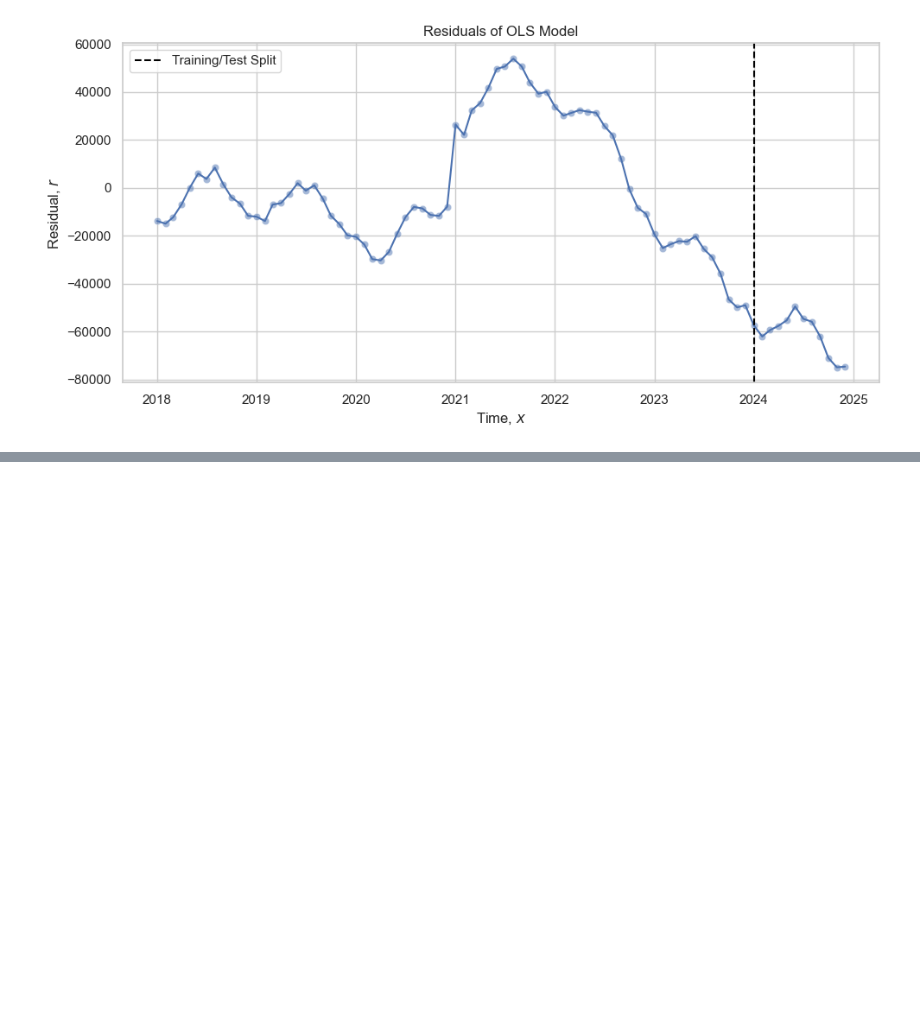
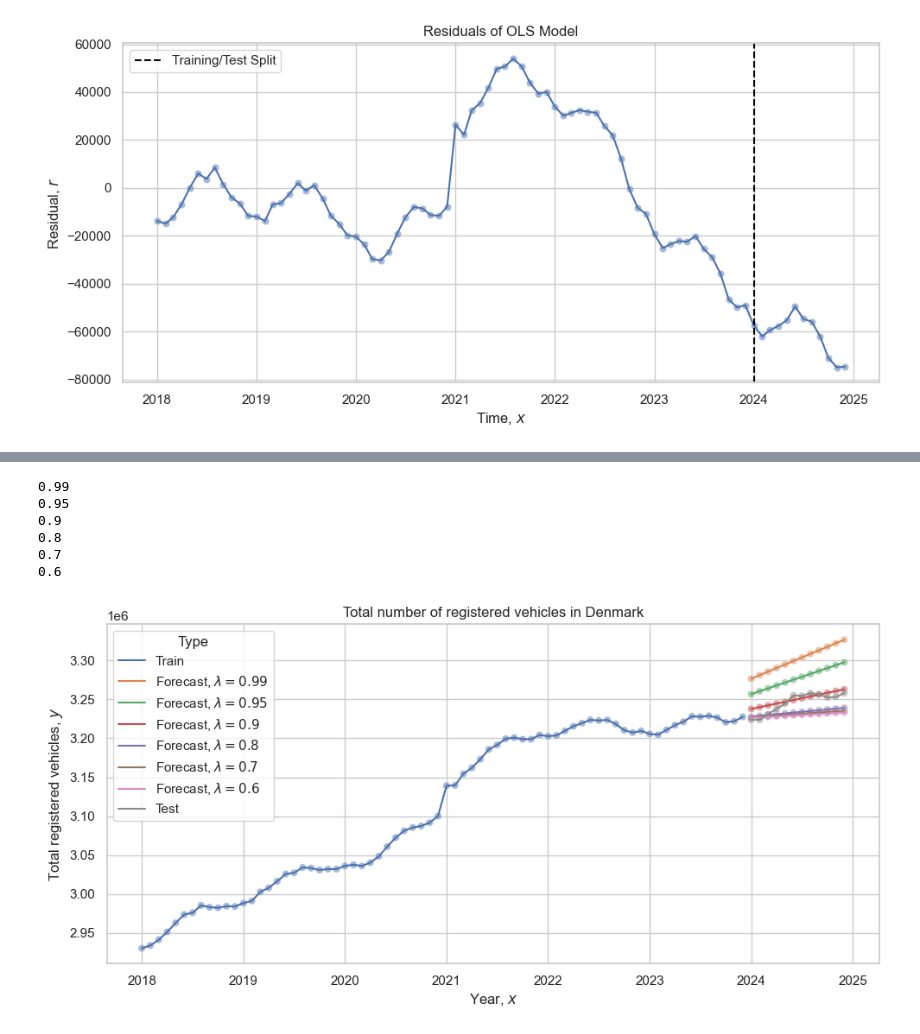
Before and after one commit to JeppeKlitgaard/DTU-02613-TimeSeries, a Jupyter notebook: Jeppe/explore_data.ipynb, the cells around one changed output, grey strips where cells are left out. Saved outputs shown, nothing was run; the diff lists cells and outputs as text; code cells hidden in the pictures; blank space fills up the shorter version.

```diff
--- a/Jeppe/explore_data.ipynb
+++ b/Jeppe/explore_data.ipynb
@@ -320,0 +446,72 @@ df_residuals
+# %%
+def predict(lambda_):
+    print(lambda_)
+    dff = pd.DataFrame()
+    # df_train = df_train.iloc[:3]
+    X = np.zeros((len(df_train["x"]), 2))
+    X[:, 0] = 1
+    X[:, 1] = df_train["x"]
+
+    N = len(df_train)
+    times = np.arange(N)
+    weights = np.asarray([lambda_ ** (N - i - 1) for i in times])
+    W = np.diag(weights)
+
+    N, p = X.shape
+
+    Y = df_train["y"]
+
+    theta = np.linalg.inv(X.T @ W @ X) @ X.T @ W @ Y
+
+    Y_hat = X @ theta
+    epsilon = Y - Y_hat
+
+    RSS = epsilon.T @ W @ epsilon
+    total_memory = np.sum(W)
+    sigma2 = RSS / (total_memory - p)
+    covariance = sigma2 * np.linalg.inv(X.T @ W @ X)
+    variances = np.diag(covariance)
+    standard_errors = np.sqrt(variances)
+
+    # print(theta)
+    # print(standard_errors)
+
+    theta_pred = theta
+    dff["y"] = X_forecast @ theta_pred
+    dff["x"] = X_forecast[:, 1]
+
+    # Confidence intervals
+    covariance_forecast = sigma2 + X_forecast @ covariance @ X_forecast.T
+    variance_forecast = np.diag(covariance_forecast)
+    standard_errors_forecast = np.sqrt(variance_forecast)
+    p95_forecast = 1.96 * standard_errors_forecast
+    dff["y_low"] = dff["y"] - p95_forecast
+    dff["y_high"] = dff["y"] + p95_forecast
+    dff["lambda"] = lambda_
+
+    return dff
+
+dfs = []
+for lambda_ in [0.99, 0.95, 0.90, 0.8, 0.7, 0.6]:
+    dfs.append(predict(lambda_))
+
+df_forecast2 = pd.concat(dfs)
+df_forecast2["Type"] = "Forecast, $λ=" + df_forecast2["lambda"].astype("str") + "$"
+df_total= pd.concat([df_train, df_forecast2, df_test])
+# df_prediction
+sns.lineplot(data=df_total, x="x", y="y", hue="Type")
+sns.scatterplot(data=df_total, x="x", y="y", hue="Type", alpha=0.5, legend=False)
+plt.title("Total number of registered vehicles in Denmark")
+plt.xlabel("Year, $x$")
+plt.ylabel("Total registered vehicles, $y$")
+plt.tight_layout()
+plt.savefig(OUTPUT_DIR / "plot_3_6_forgetting_factors.png", dpi=600)
+#
+# %% [output]
+0.99
+0.95
+0.9
+0.8
+0.7
+0.6
+[figure, added]
```
Also changed, not shown: parts of 16 cells of this notebook, 7 other files.
